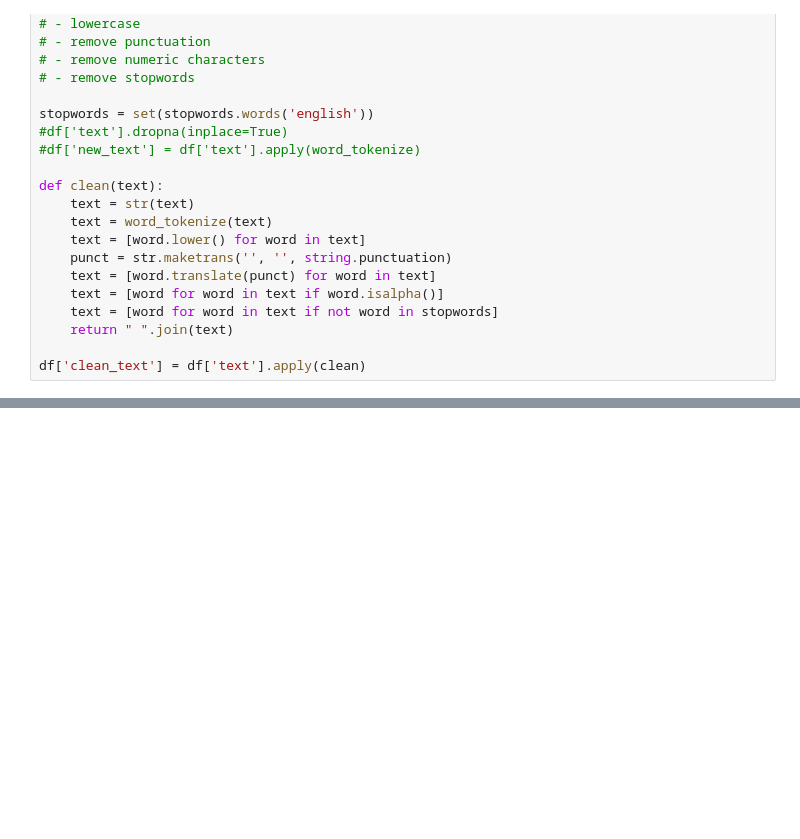
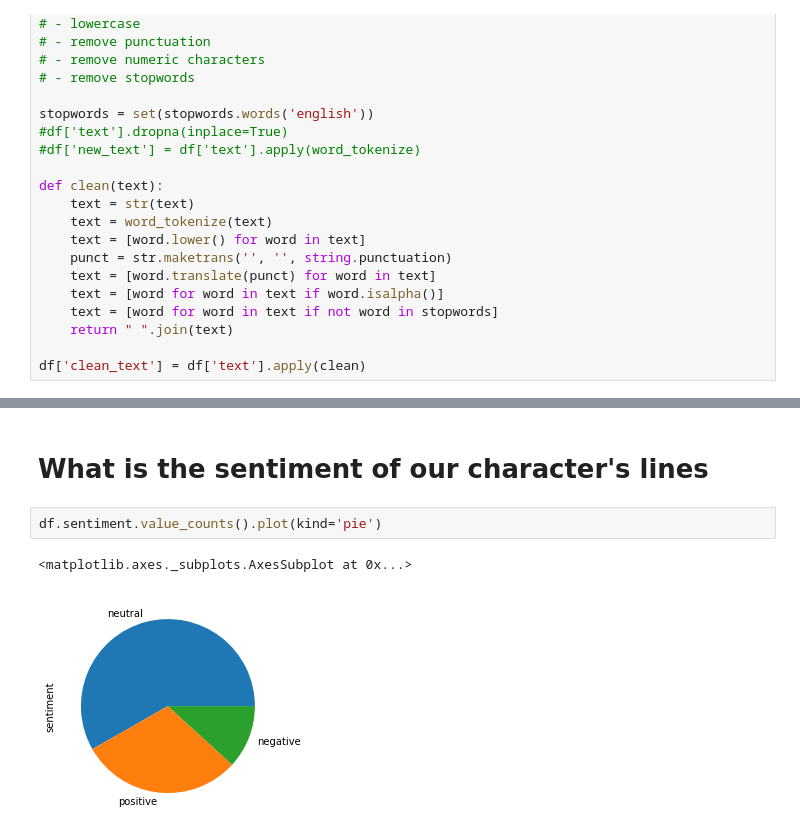
Before and after one commit to nishantc7/Friends-Pilot-Analysis, a Jupyter notebook: Friends-data.ipynb, the cells around one changed output, grey strips where cells are left out. Saved outputs shown, nothing was run; the diff lists cells and outputs as text; blank space fills up the shorter version.

```diff
--- a/Friends-data.ipynb
+++ b/Friends-data.ipynb
@@ -134,0 +164,7 @@ df['sentiment'] = ['positive' if polarity > 0
+# %% [markdown]
+# What is the sentiment of our character's lines
+# %%
+df.sentiment.value_counts().plot(kind='pie')
+# %% [output]
+<matplotlib.axes._subplots.AxesSubplot at 0x...>
+[figure, added]
```
Also changed, not shown: parts of 18 cells of this notebook.
